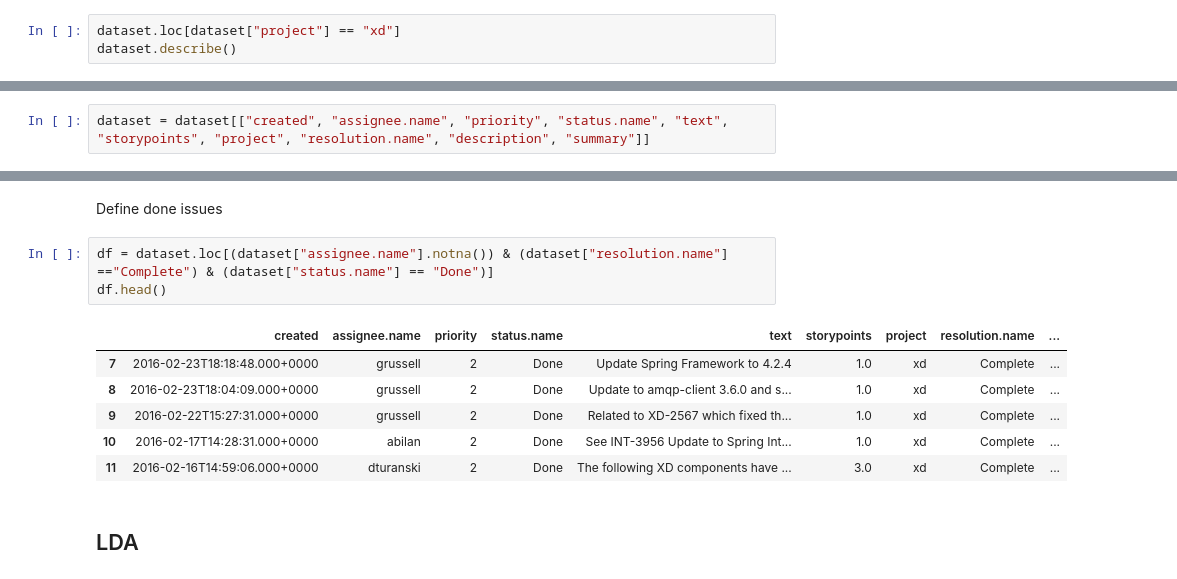
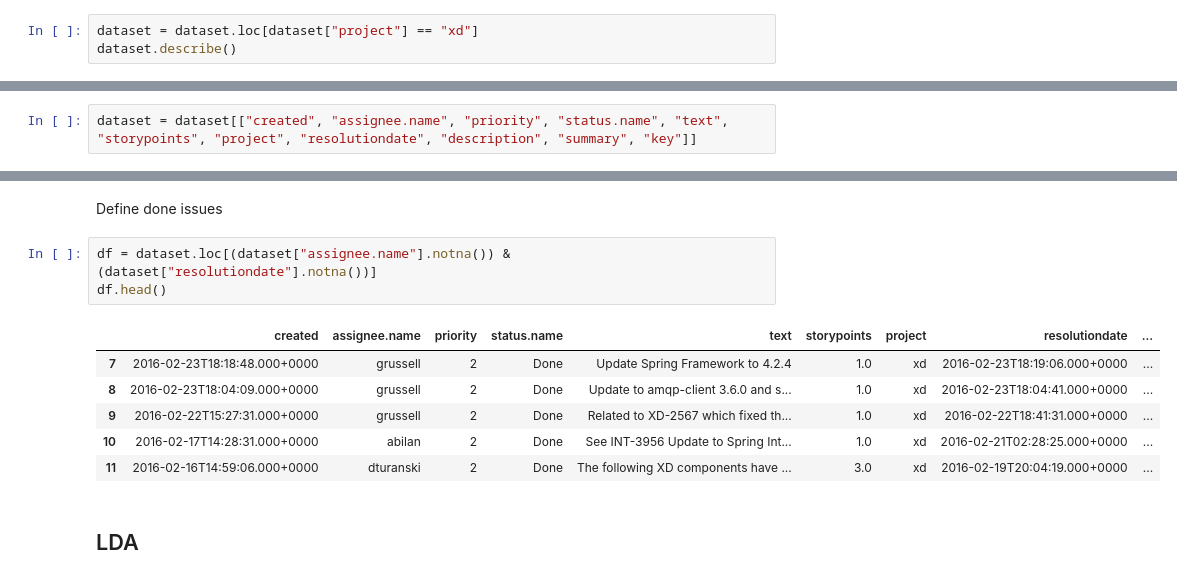
Before and after one commit to sanderjenk/thesis, a Jupyter notebook: thesis.ipynb, the cells around one changed output, grey strips where cells are left out. Saved outputs shown, nothing was run; the diff lists cells and outputs as text.

```diff
--- a/thesis.ipynb
+++ b/thesis.ipynb
@@ -43,7 +50,7 @@ dataset.describe()
 # %% [markdown]
 Include only xd project
 # %%
-dataset.loc[dataset["project"] == "xd"]
+dataset = dataset.loc[dataset["project"] == "xd"]
 dataset.describe()
 # %% [output]
 |  | status.id | watches.watchCount | storypoints |
@@ -95,7 +102,7 @@ dataset['storypoints'] = dataset['storypoints'].fillna(1)
 # %% [markdown]
 Leave only necessary columns into the dataframe
 # %%
-dataset = dataset[["created", "assignee.name", "priority", "status.name", "text", "storypoints", "project", "resolution.name", "description", "summary"]]
+dataset = dataset[["created", "assignee.name", "priority", "status.name", "text", "storypoints", "project", "resolutiondate", "description", "summary", "key"]]
 # %% [markdown]
 Define backlog
 # %%
@@ -111,15 +121,15 @@ backlog.head()
 # %% [markdown]
 Define done issues
 # %%
-df = dataset.loc[(dataset["assignee.name"].notna()) & (dataset["resolution.name"] =="Complete") & (dataset["status.name"] == "Done")]
+df = dataset.loc[(dataset["assignee.name"].notna()) & (dataset["resolutiondate"].notna())]
 df.head()
 # %% [output]
-|  | created | assignee.name | priority | status.name | text | storypoints | project | resolution.name | ... |
-| 7 | 2016-02-23T18:18:48.000+0000 | grussell | 2 | Done | Update Spring Framework to 4.2.4 | 1.0 | xd | Complete | ... |
-| 8 | 2016-02-23T18:04:09.000+0000 | grussell | 2 | Done | Update to amqp-client 3.6.0 and s... | 1.0 | xd | Complete | ... |
-| 9 | 2016-02-22T15:27:31.000+0000 | grussell | 2 | Done | Related to XD-2567 which fixed th... | 1.0 | xd | Complete | ... |
-| 10 | 2016-02-17T14:28:31.000+0000 | abilan | 2 | Done | See INT-3956 Update to Spring Int... | 1.0 | xd | Complete | ... |
-| 11 | 2016-02-16T14:59:06.000+0000 | dturanski | 2 | Done | The following XD components have ... | 3.0 | xd | Complete | ... |
+|  | created | assignee.name | priority | status.name | text | storypoints | project | resolutiondate | ... |
+| 7 | 2016-02-23T18:18:48.000+0000 | grussell | 2 | Done | Update Spring Framework to 4.2.4 | 1.0 | xd | 2016-02-23T18:19:06.000+0000 | ... |
+| 8 | 2016-02-23T18:04:09.000+0000 | grussell | 2 | Done | Update to amqp-client 3.6.0 and s... | 1.0 | xd | 2016-02-23T18:04:41.000+0000 | ... |
+| 9 | 2016-02-22T15:27:31.000+0000 | grussell | 2 | Done | Related to XD-2567 which fixed th... | 1.0 | xd | 2016-02-22T18:41:31.000+0000 | ... |
+| 10 | 2016-02-17T14:28:31.000+0000 | abilan | 2 | Done | See INT-3956 Update to Spring Int... | 1.0 | xd | 2016-02-21T02:28:25.000+0000 | ... |
+| 11 | 2016-02-16T14:59:06.000+0000 | dturanski | 2 | Done | The following XD components have ... | 3.0 | xd | 2016-02-19T20:04:19.000+0000 | ... |
 # %% [markdown]
 ## LDA
 # %% [markdown]
```
Also changed, not shown: parts of 14 cells of this notebook, 1 other file.
